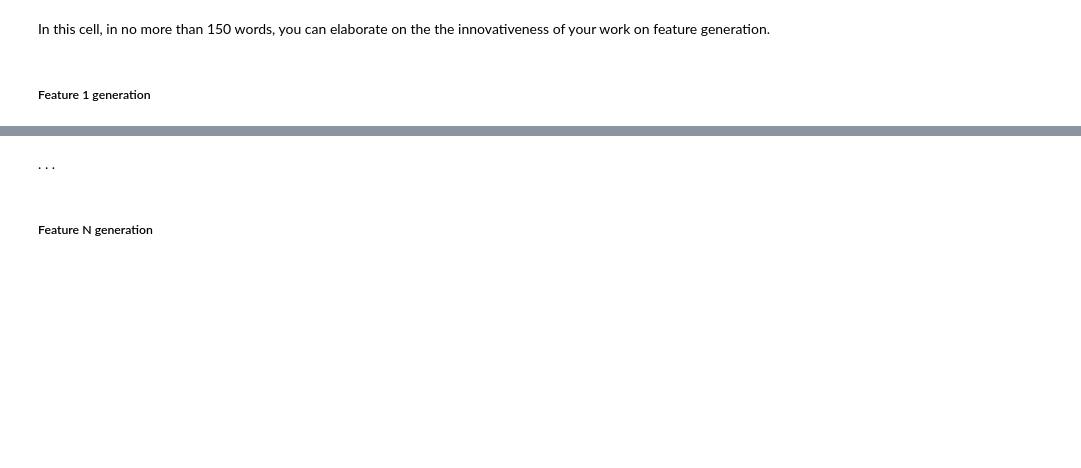
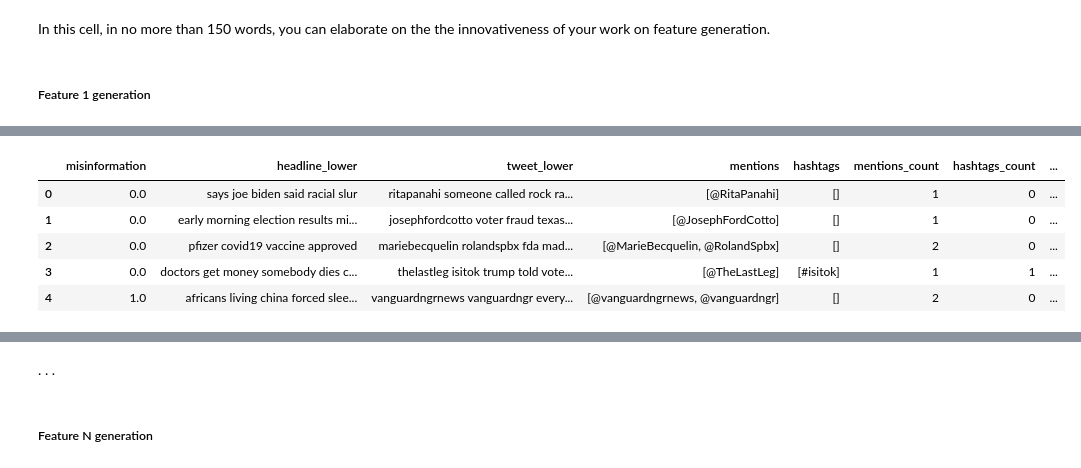
Before and after one commit to littletuna4/bism3206-assign, a Jupyter notebook: Assignment Anthony Cerqui 45325919.ipynb, the cells around one changed output, grey strips where cells are left out. Drawn from its saved outputs; the diff is of its cells as text; code cells hidden in the pictures; blank space fills up the shorter version.

```diff
--- a/Assignment Anthony Cerqui 45325919.ipynb
+++ b/Assignment Anthony Cerqui 45325919.ipynb
@@ -407,0 +392,30 @@ Name: word2vec, Length: 1339, dtype: object
+# %%
+'''
+# lets tokenise and vectorise the tags.
+# we'll use the tokens to create a dictionary and another corpus
+'''
+mentiondictionary = corpora.Dictionary(mdf['mentions'])
+hashtagdictionary = corpora.Dictionary(mdf['hashtags'])
+mentioncorpus = [mentiondictionary.doc2bow(text) for text in mdf['mentions']]
+hashtagcorpus = [hashtagdictionary.doc2bow(text) for text in mdf['hashtags']]
+'''
+# we'll use the tokens to create a dictionary and another corpus
+'''
+mentiontfidf = gensim.models.TfidfModel(mentioncorpus)
+hashtagtfidf = gensim.models.TfidfModel(hashtagcorpus)
+# and apply it to the corpus
+mdf['mentionstfidf'] = mentiontfidf[mentioncorpus]
+mdf['hashtagstfidf'] = hashtagtfidf[hashtagcorpus]
+
+
+'''
+# lets take a look at the input dataframe
+'''
+mdf.head()
+# %% [output]
+|  | misinformation | headline_lower | tweet_lower | mentions | hashtags | mentions_count | hashtags_count | ... |
+| 0 | 0.0 | says joe biden said racial slur | ritapanahi someone called rock ra... | [@RitaPanahi] | [] | 1 | 0 | ... |
+| 1 | 0.0 | early morning election results mi... | josephfordcotto voter fraud texas... | [@JosephFordCotto] | [] | 1 | 0 | ... |
+| 2 | 0.0 | pfizer covid19 vaccine approved | mariebecquelin rolandspbx fda mad... | [@MarieBecquelin, @RolandSpbx] | [] | 2 | 0 | ... |
+| 3 | 0.0 | doctors get money somebody dies c... | thelastleg isitok trump told vote... | [@TheLastLeg] | [#isitok] | 1 | 1 | ... |
+| 4 | 1.0 | africans living china forced slee... | vanguardngrnews vanguardngr every... | [@vanguardngrnews, @vanguardngr] | [] | 2 | 0 | ... |
```
Also changed, not shown: parts of 21 cells of this notebook.
